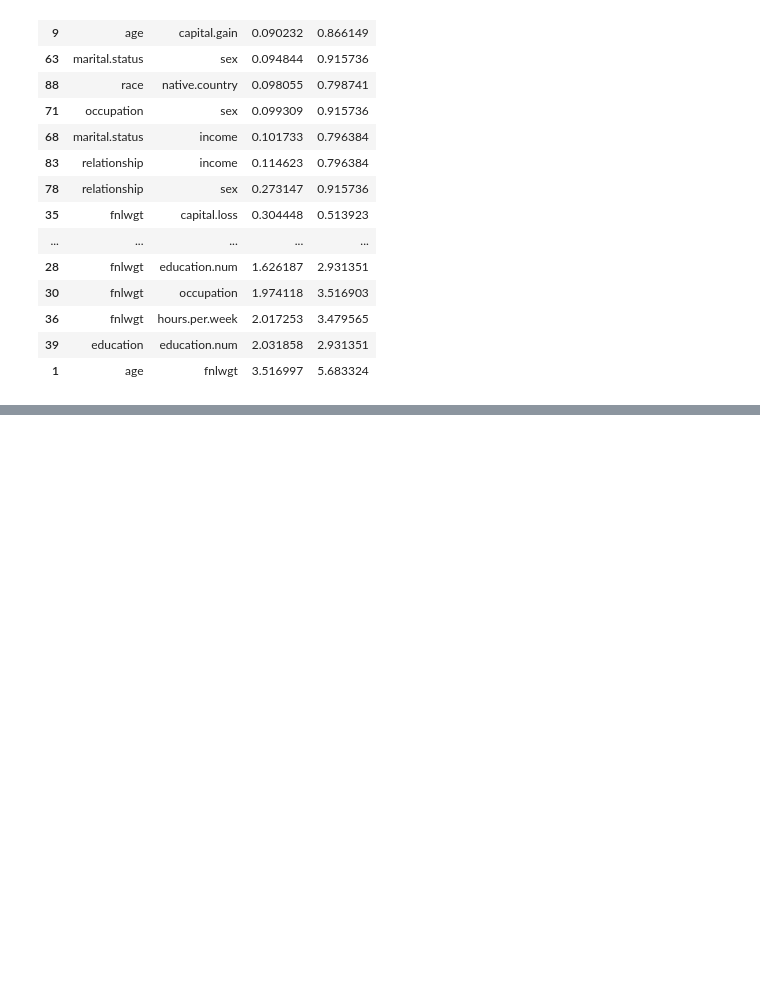
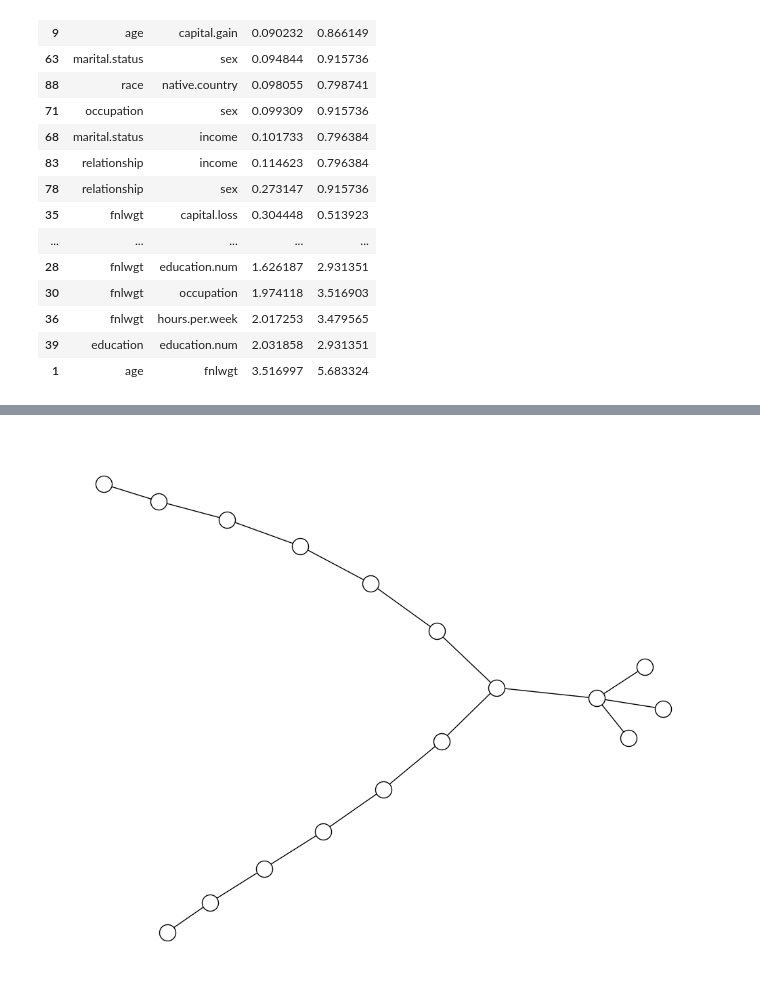
Before and after one commit to RexYuan/Eunectes, a Jupyter notebook: experiments/adult_mst.ipynb, the cells around one changed output, grey strips where cells are left out. Cells and saved outputs as stored; diff of their text form; code cells hidden in the pictures; blank space fills up the shorter version.

```diff
--- a/experiments/adult_mst.ipynb
+++ b/experiments/adult_mst.ipynb
@@ -179,0 +180,9 @@ for c in cliques:
+# %%
+G = nx.junction_tree(G)
+plt.figure(figsize=(10, 8))
+pos = nx.spring_layout(G)
+nx.draw(G, pos, with_labels=False, node_color='white', node_size=300, font_size=0, edge_color='black', node_shape='o', edgecolors='black')
+plt.savefig("../paper/images/adult_junction.pdf", format="pdf", bbox_inches='tight')
+plt.show()
+# %% [output]
+[figure, added]
```
Also changed, not shown: parts of 4 cells of this notebook, 5 other files.
